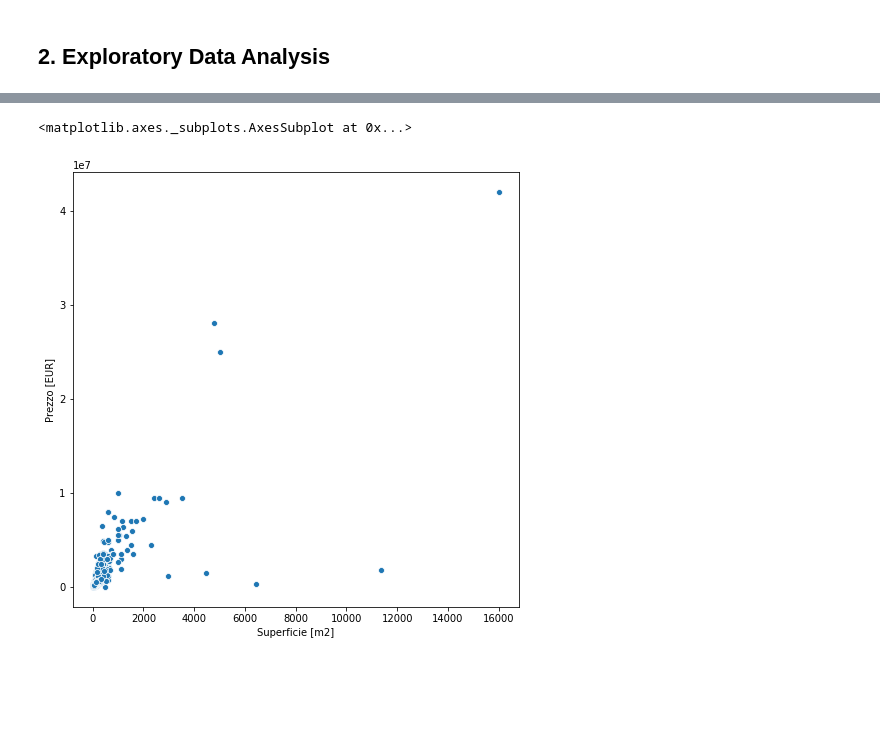
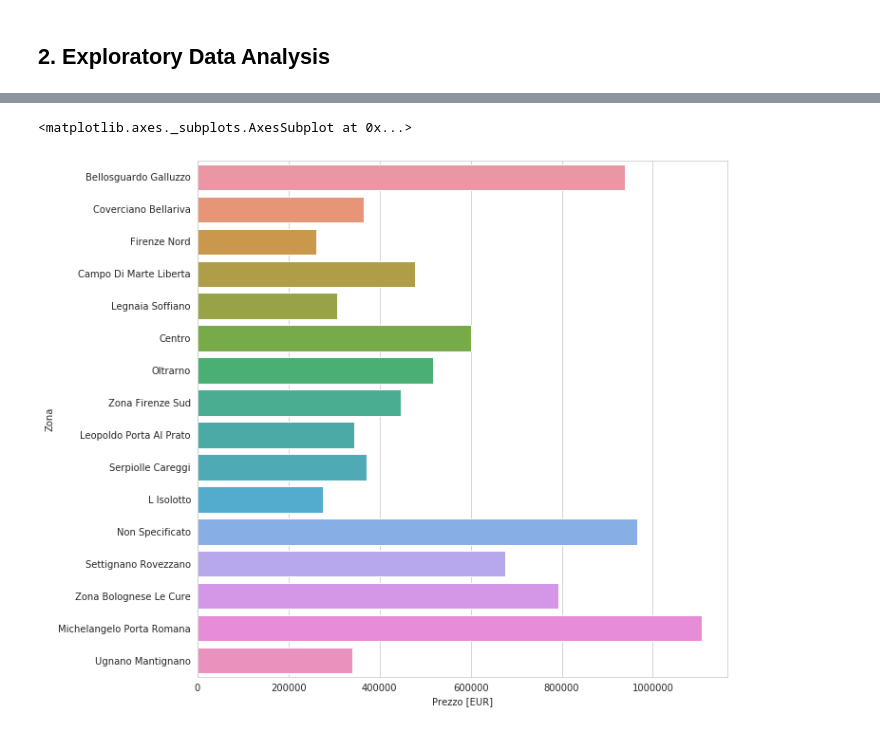
Before and after one commit to LazyEval/housing-prices-firenze, a Jupyter notebook: notebooks/1.0-LazyEval-data-cleaning.ipynb, the cells around one changed output, grey strips where cells are left out. Saved outputs shown, nothing was run; the diff lists cells and outputs as text; code cells hidden in the pictures; blank space fills up the shorter version.

Commit message:
Start EDA in data cleaning notebook.

```diff
--- a/notebooks/1.0-LazyEval-data-cleaning.ipynb
+++ b/notebooks/1.0-LazyEval-data-cleaning.ipynb
@@ -526,8 +545,9 @@ memory usage: 1003.4+ KB
 # %% [markdown]
 ## 2. Exploratory Data Analysis
 # %%
-# Area [m2] distribution
+# Area [m2] distribution - take log to normalize
 fig = plt.figure(figsize=(10, 10))
-sns.distplot(df_final['Superficie [m2]'], kde=False, bins=100)
+sns.set_style('whitegrid')
+sns.distplot(np.log(df_final['Superficie [m2]']), kde=False)
 # %% [output]
 <matplotlib.axes._subplots.AxesSubplot at 0x...>
@@ -534,0 +567,5 @@ sns.distplot(df_final['Superficie [m2]'], kde=False, bins=100)
+# %%
+# Relationship between price and area - take log to normalize
+fig = plt.figure(figsize=(8, 8))
+sns.set_style('whitegrid')
+sns.scatterplot(x=np.log(df['Superficie [m2]']), y=np.log(df['Prezzo [EUR]']), hue=df['Zona'])
@@ -534,0 +589,5 @@ sns.distplot(df_final['Superficie [m2]'], kde=False, bins=100)
+# %%
+fig = plt.figure(figsize=(10, 10))
+sns.set_style('whitegrid')
+sns.barplot(y=df_final['Prezzo [EUR]'], x=df_final['Numero totale di locali'])
+plt.xticks(rotation=90)
@@ -534,0 +599,4 @@ sns.distplot(df_final['Superficie [m2]'], kde=False, bins=100)
+# %%
+fig = plt.figure(figsize=(10, 10))
+sns.set_style('whitegrid')
+sns.barplot(y=df_final['Prezzo [EUR]'], x=df_final['Numero di bagni'])
@@ -535,6 +606,7 @@ sns.distplot(df_final['Superficie [m2]'], kde=False, bins=100)
 # %%
-fig = plt.figure(figsize=(8, 8))
-sns.scatterplot(x='Superficie [m2]', y='Prezzo [EUR]', data=df_final)
+fig = plt.figure(figsize=(10, 10))
+sns.set_style('whitegrid')
+sns.barplot(x='Prezzo [EUR]', y='Zona', data=df_final, ci=None)
 # %% [output]
 <matplotlib.axes._subplots.AxesSubplot at 0x...>
-[figure, old version]
+[figure, new version]
```
Also changed, not shown: parts of 15 cells of this notebook.
